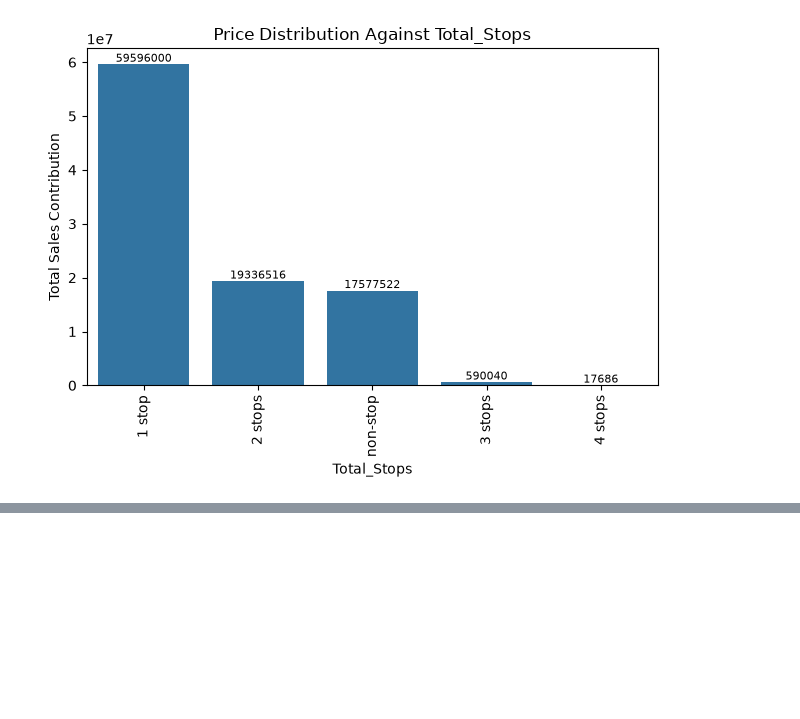
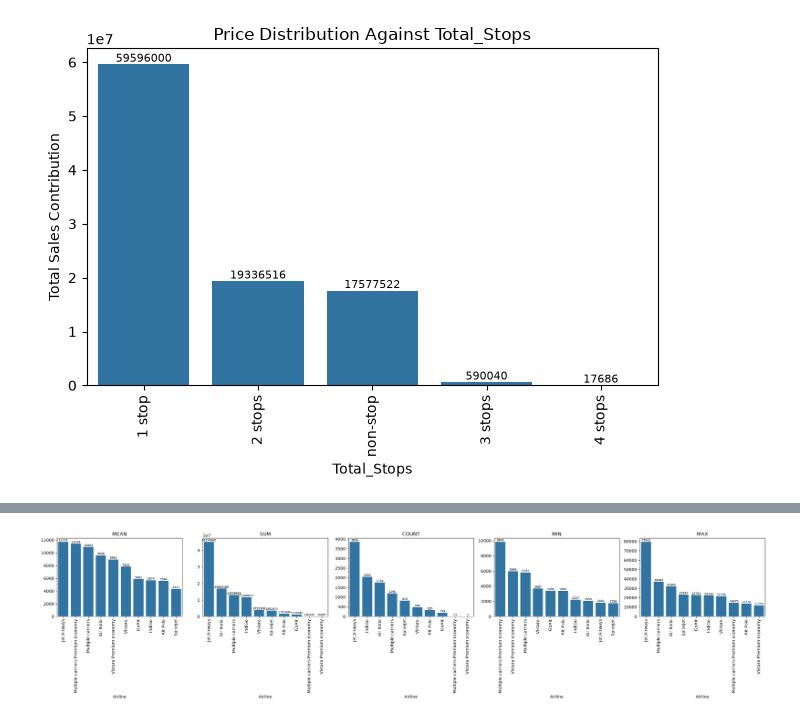
Before and after one commit to vaishnavidhanavade/Project-Airline, a Jupyter notebook: Airline_Aanalysis.ipynb, the cells around one changed output, grey strips where cells are left out. Cells and saved outputs as stored; diff of their text form; code cells hidden in the pictures; blank space fills up the shorter version.

```diff
--- a/Airline_Aanalysis.ipynb
+++ b/Airline_Aanalysis.ipynb
@@ -133,0 +219,26 @@ for value in columns:
+# %%
+columns = ['mean', 'sum', 'count', 'min', 'max']
+
+fig, axes = plt.subplots(1, 5, figsize=(25, 6))
+
+for i, value in enumerate(columns):
+
+    newDF = df.groupby('Airline')['Price'].agg(value).sort_values(ascending=False)
+
+    ax = sns.barplot(
+        x=newDF.index,
+        y=newDF.values,
+        ax=axes[i],
+        errorbar=None
+    )
+
+    ax.bar_label(ax.containers[0], fmt='%.0f', size=7)
+
+    ax.set_title(value.upper())
+    ax.set_xlabel("Airline")
+    ax.tick_params(axis='x', rotation=90)
+
+plt.tight_layout()
+plt.show()
+# %% [output]
+[figure, added]
```
Also changed, not shown: parts of 3 cells of this notebook.
